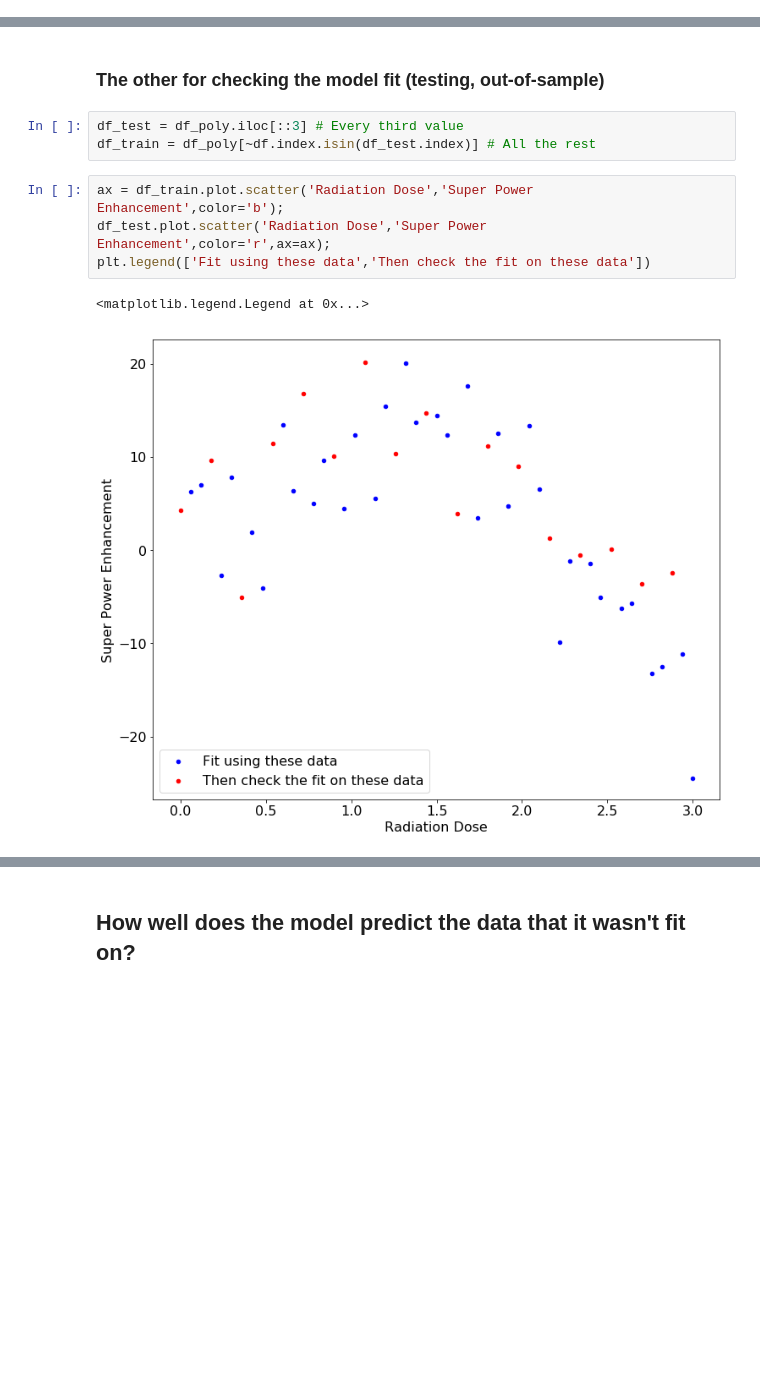
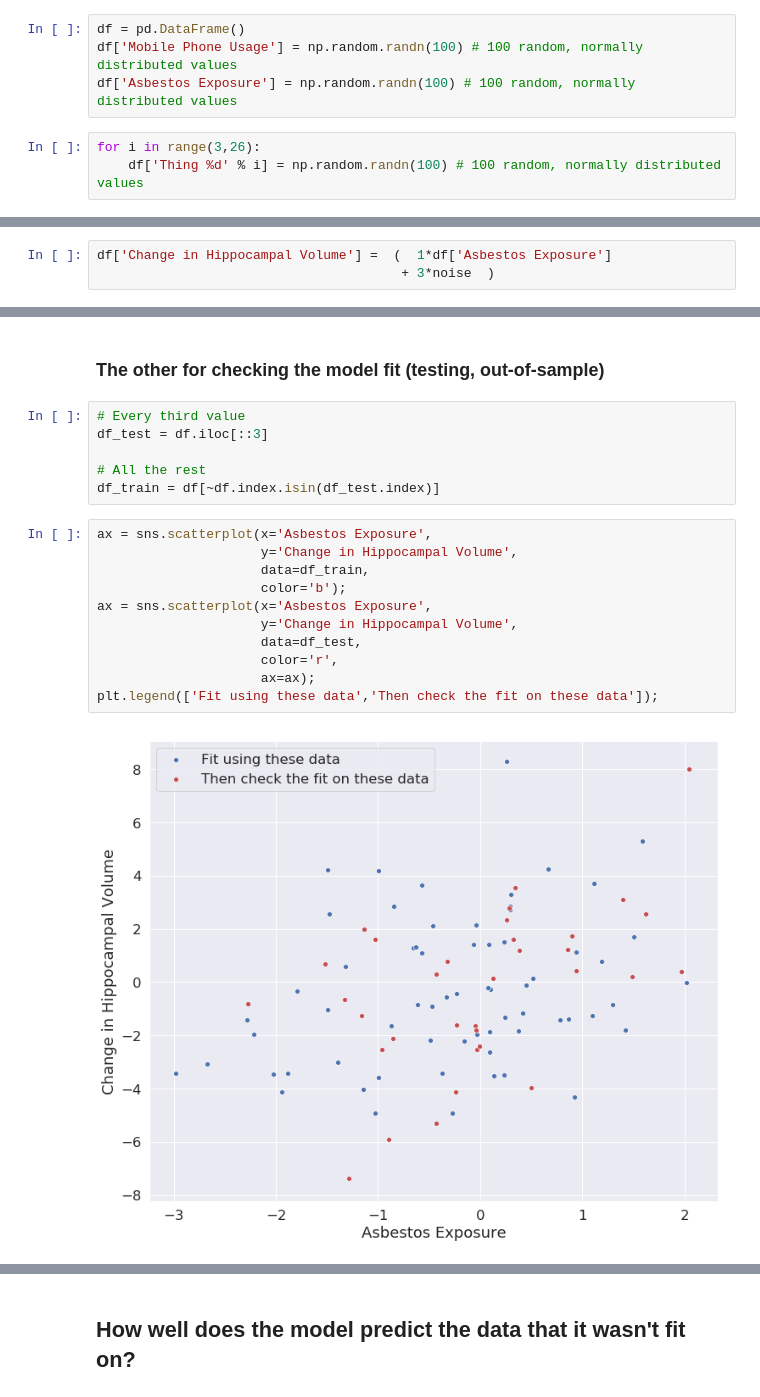
Before and after one commit to rgerkin/dacn-lectures, a Jupyter notebook: overfitting.ipynb, the cells around one changed output, grey strips where cells are left out. Drawn from its saved outputs; the diff is of its cells as text; blank space fills up the shorter version.

```diff
--- a/overfitting.ipynb
+++ b/overfitting.ipynb
@@ -110,0 +127,7 @@ Markdown("## $[Super Power Enhancement] = "+"+ ".join(["%.3g * [Radiation Dose]^
+# %%
+df = pd.DataFrame()
+df['Mobile Phone Usage'] = np.random.randn(100) # 100 random, normally distributed values
+df['Asbestos Exposure'] = np.random.randn(100) # 100 random, normally distributed values
+# %%
+for i in range(3,26):
+    df['Thing %d' % i] = np.random.randn(100) # 100 random, normally distributed values
@@ -110,0 +144,3 @@ Markdown("## $[Super Power Enhancement] = "+"+ ".join(["%.3g * [Radiation Dose]^
+# %%
+df['Change in Hippocampal Volume'] =  (  1*df['Asbestos Exposure']
+                                       + 3*noise  )
@@ -198,13 +256,22 @@ df.plot.scatter('Radiation Dose','Super Power Enhancement');
 # %% [markdown]
 ### The other for checking the model fit (testing, out-of-sample)
 # %%
-df_test = df_poly.iloc[::3] # Every third value
-df_train = df_poly[~df.index.isin(df_test.index)] # All the rest
+# Every third value
+df_test = df.iloc[::3]
+
+# All the rest
+df_train = df[~df.index.isin(df_test.index)]
 # %%
-ax = df_train.plot.scatter('Radiation Dose','Super Power Enhancement',color='b');
-df_test.plot.scatter('Radiation Dose','Super Power Enhancement',color='r',ax=ax);
-plt.legend(['Fit using these data','Then check the fit on these data'])
+ax = sns.scatterplot(x='Asbestos Exposure',
+                     y='Change in Hippocampal Volume',
+                     data=df_train,
+                     color='b');
+ax = sns.scatterplot(x='Asbestos Exposure',
+                     y='Change in Hippocampal Volume',
+                     data=df_test,
+                     color='r',
+                     ax=ax);
+plt.legend(['Fit using these data','Then check the fit on these data']);
 # %% [output]
-<matplotlib.legend.Legend at 0x...>
-[figure, old version]
+[figure, new version]
 # %%
```
Also changed, not shown: parts of 51 cells of this notebook, 1 other file.
